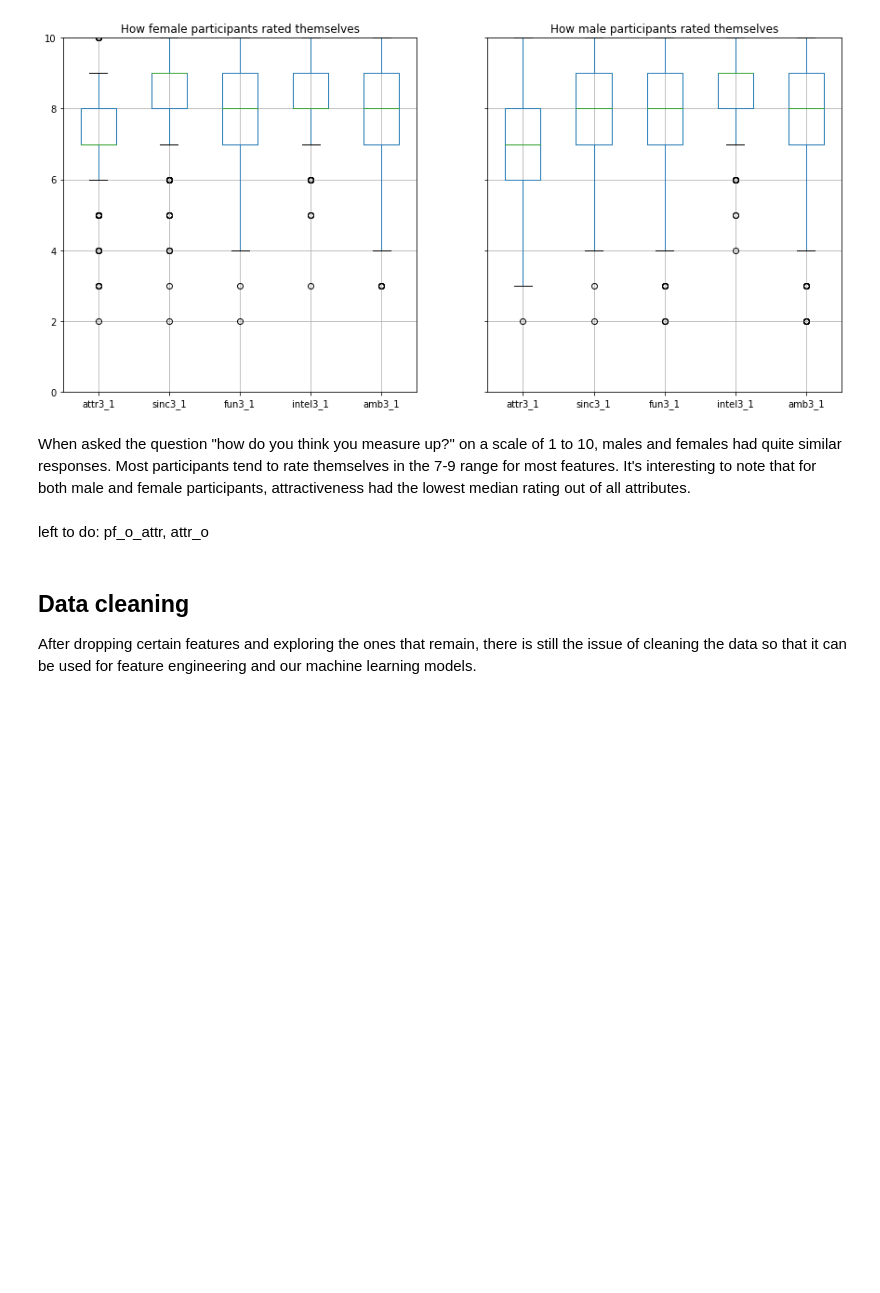
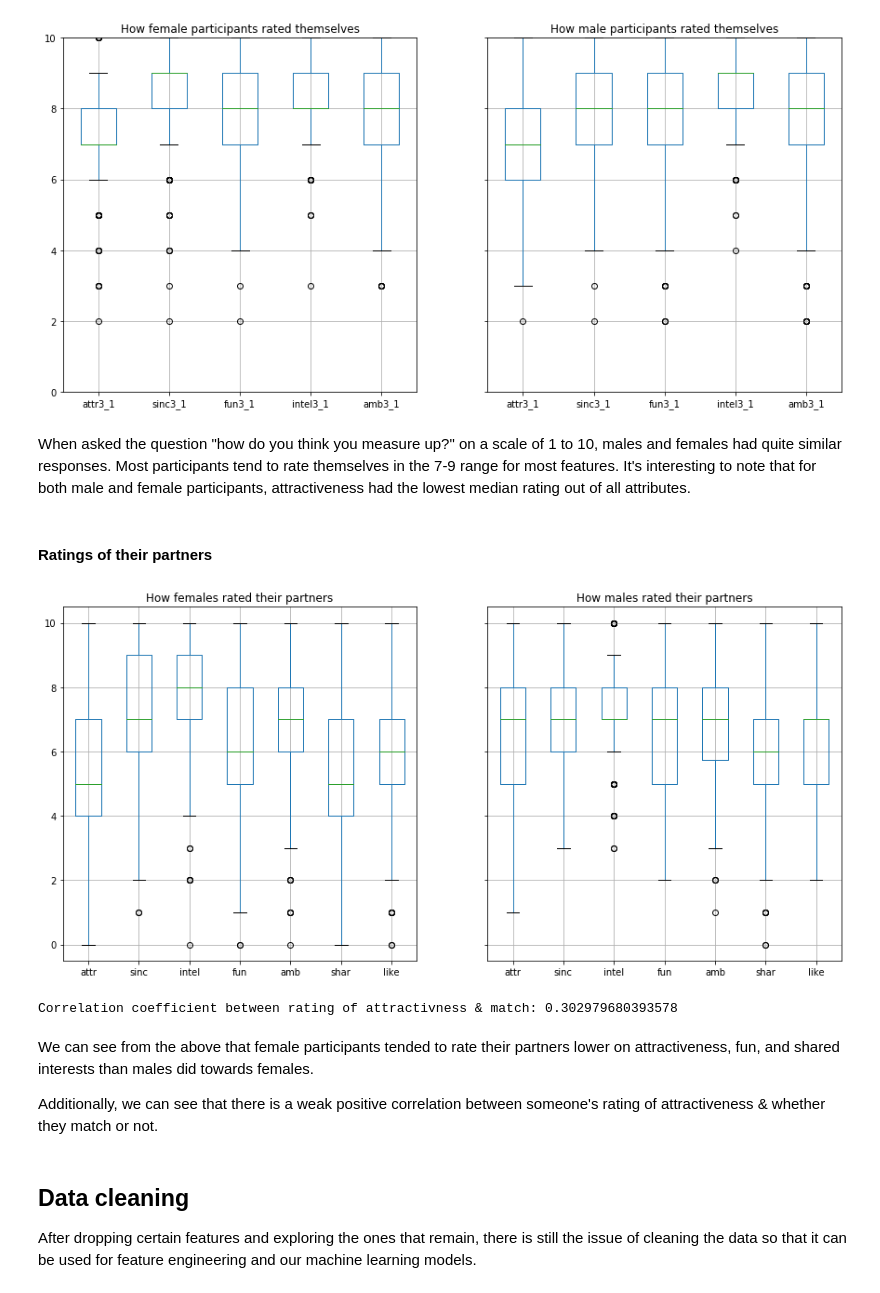
Before and after one commit to dperille/cs363d-f21-project, a Jupyter notebook: project.ipynb, the cells around one changed output. Drawn from its saved outputs; the diff is of its cells as text; code cells hidden in the pictures; blank space fills up the shorter version.

Commit message:
Finish data analysis & clean up

```diff
--- a/project.ipynb
+++ b/project.ipynb
@@ -329,8 +337,29 @@ ax2.title.set_text("How male participants rated themselves")
 [figure]
 # %% [markdown]
 When asked the question "how do you think you measure up?" on a scale of 1 to 10, males and females had quite similar responses. Most participants tend to rate themselves in the 7-9 range for most features. It's interesting to note that for both male and female participants, attractiveness had the lowest median rating out of all attributes.
-# %% [markdown]
-left to do: pf_o_attr, attr_o
+# %% [markdown]
+#### Ratings of their partners
+# %%
+fig, (ax1, ax2) = plt.subplots(1, 2, figsize=(15,7), sharey=True)
+
+females.loc[:, 'attr':'like'].boxplot(ax=ax1)
+ax1.title.set_text("How females rated their partners")
+
+males.loc[:, 'attr':'like'].boxplot(ax=ax2)
+ax2.title.set_text("How males rated their partners")
+
+plt.show()
+# %% [output]
+[figure, added]
+# %%
+corr_coef = data['attr'].corr(data['match'])
+print("Correlation coefficient between rating of attractivness & match:", corr_coef)
+# %% [output]
+Correlation coefficient between rating of attractivness & match: 0.302979680393578
+# %% [markdown]
+We can see from the above that female participants tended to rate their partners lower on attractiveness, fun, and shared interests than males did towards females.
+
+Additionally, we can see that there is a weak positive correlation between someone's rating of attractiveness & whether they match or not.
 # %% [markdown]
 ## Data cleaning
 After dropping certain features and exploring the ones that remain, there is still the issue of cleaning the data so that it can be used for feature engineering and our machine learning models.
```
Also changed, not shown: parts of 17 cells of this notebook.
